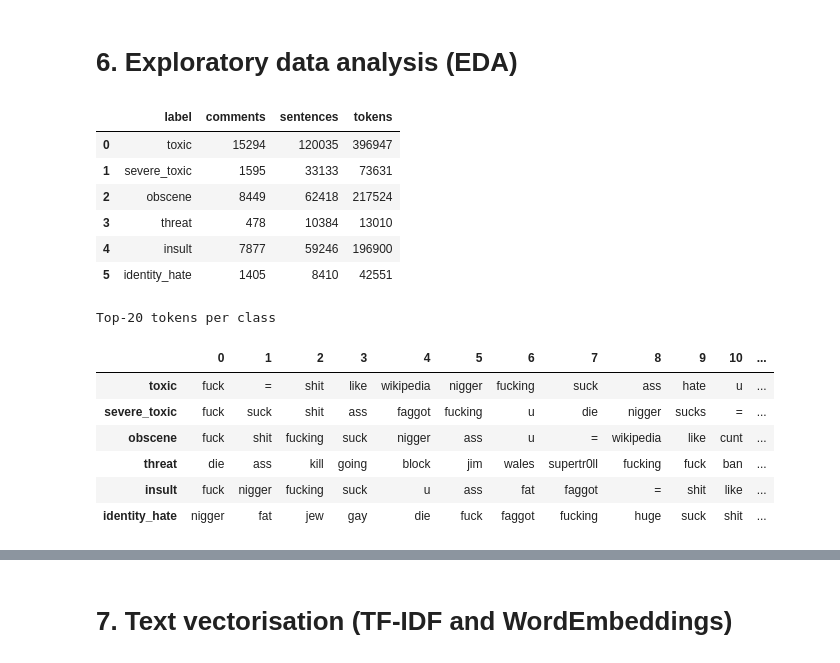
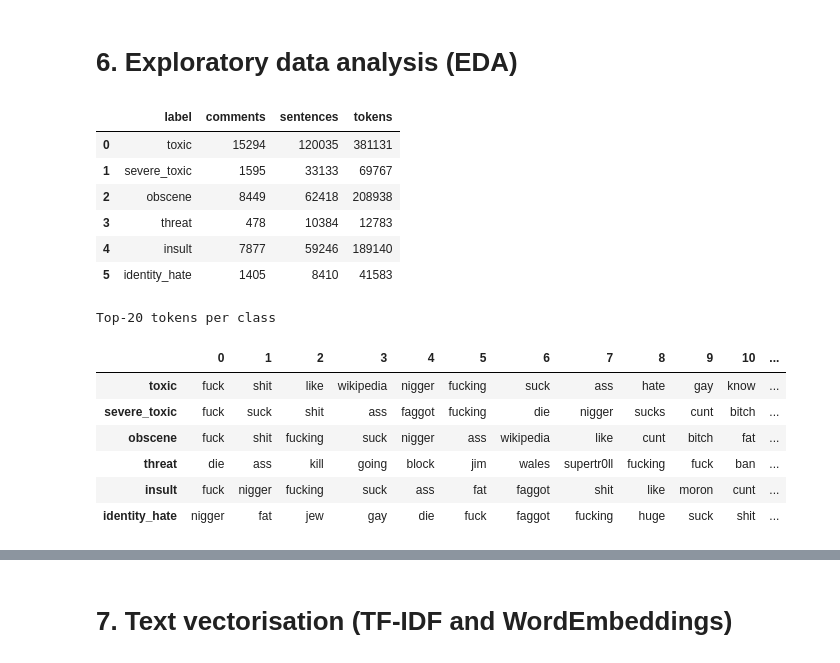
Before and after one commit to Za-Qar/nlp-toxic-comment-classification, a Jupyter notebook: toxic_comment_classification_02.ipynb, the cells around one changed output, grey strips where cells are left out. Saved outputs shown, nothing was run; the diff lists cells and outputs as text; code cells hidden in the pictures.

```diff
--- a/toxic_comment_classification_02.ipynb
+++ b/toxic_comment_classification_02.ipynb
@@ -207,6 +208,20 @@ def clean(text):
 # %% [markdown]
 ### Tokenise the data
 # %%
+# Define regex patterns for token filtering
+url_pattern = re.compile(r'https?://\S+|www\.\S+')
+email_pattern = re.compile(r'\b[\w\.-]+?@\w+?\.\w+?\b')
+repetition_pattern = re.compile(r'(.)\1{3,}')  # e.g., 'aaaa', 'bbbb'
+emoji_pattern = re.compile(
+    "["
+    "\U0001F600-\U0001F64F"  # emoticons
+    "\U0001F300-\U0001F5FF"  # symbols & pictographs
+    "\U0001F680-\U0001F6FF"  # transport & map symbols
+    "\U0001F1E0-\U0001F1FF"  # flags (iOS)
+    "]+", flags=re.UNICODE
+)
+
+
 def tokenise(text):
     """Function to tokenise the text data using spaCy.
     Args:
@@ -215,20 +230,20 @@ def tokenise(text):
     doc = nlp(text)
     # Tokenise the document using spaCy
     tokens = [
-        token.lemma.lower()
-        for token in doc
-        if (
-            not token.is_stop and  # Exclude stop words
-            not token.is_punct and  # Exclude punctuation
-            not token.is_space and  # Exclude spaces
-            len(token.text.strip()) > 1  # Exclude single-character tokens (e.g., 'a', 'I' etc. except for contractions like "don't", "can't" etc. which are handled by the tokenisation process)
-            not url_pattern.match(token.text) and # Exclude tokens that match the URL pattern
-            not email_pattern.match(token.text) and  # Exclude tokens that match the email pattern (e.g., '
-            not repetition_pattern.match(token.text) and # Exclude tokens that match the repetition pattern (e.g., 'aaaa', 'bbbb' etc.)
-            not emoji_pattern.match(token.text) and # Exclude tokens that match the emoji pattern (e.g., '😊', '😂' etc.)
-            not re.match(r'^\d+$', token.text) and # Exclude tokens that are purely numeric (e.g., '123', '4567' etc. but keep numbers in words like "one", "two" etc. which are handled by the tokenisation process)
-        )
-    ]
+    token.lemma_.lower()
+    for token in doc
+    if (
+        not token.is_stop and  # Exclude stop words
+        not token.is_punct and  # Exclude punctuation
+        not token.is_space and  # Exclude spaces
+        len(token.text.strip()) > 1 and # Exclude single-character tokens (e.g., 'a', 'I' etc. except for contractions like "don't", "can't" etc. which are handled by the tokenisation process)
+        not url_pattern.match(token.text) and # Exclude tokens that match the URL pattern
+        not email_pattern.match(token.text) and  # Exclude tokens that match the email pattern (e.g., '
+        not repetition_pattern.match(token.text) and # Exclude tokens that match the repetition pattern (e.g., 'aaaa', 'bbbb' etc.)
+        not emoji_pattern.match(token.text) and # Exclude tokens that match the emoji pattern (e.g., '😊', '😂' etc.)
+        not re.match(r'^\d+$', token.text) # Exclude tokens that are purely numeric (e.g., '123', '4567' etc. but keep numbers in words like "one", "two" etc. which are handled by the tokenisation process)
+    )
+]
 
     return tokens
 # %% [markdown]
@@ -375,30 +390,30 @@ df
 # %%
 eda_rows, top_words = [], {}
 for lab in labels:
-    sub = df_train[df_train[lab]==1]
+    sub = df_tSo my jurain[df_train[lab]==1]
     n_comments = len(sub)
     n_sentences = sub["comment_text"].str.count(r"[.!?]").sum()
     all_tokens = np.concatenate(sub["comment_text"].apply(tokenise).values)
     n_tokens = len(all_tokens)
     top_words[lab] = [w for w,_ in Counter(all_tokens).most_common(20)]
     eda_rows.append((lab, n_comments, n_sentences, n_tokens))
 
 eda_df = pd.DataFrame(eda_rows, columns=["label","comments","sentences","tokens"])
 display(eda_df)
 pd.DataFrame(top_words).T.style.set_caption("Top-20 tokens per class")
 # %% [output]
 |  | label | comments | sentences | tokens |
-| 0 | toxic | 15294 | 120035 | 396947 |
-| 1 | severe_toxic | 1595 | 33133 | 73631 |
-| 2 | obscene | 8449 | 62418 | 217524 |
-| 3 | threat | 478 | 10384 | 13010 |
-| 4 | insult | 7877 | 59246 | 196900 |
-| 5 | identity_hate | 1405 | 8410 | 42551 |
+| 0 | toxic | 15294 | 120035 | 381131 |
+| 1 | severe_toxic | 1595 | 33133 | 69767 |
+| 2 | obscene | 8449 | 62418 | 208938 |
+| 3 | threat | 478 | 10384 | 12783 |
+| 4 | insult | 7877 | 59246 | 189140 |
+| 5 | identity_hate | 1405 | 8410 | 41583 |
 Top-20 tokens per class
 |  | 0 | 1 | 2 | 3 | 4 | 5 | 6 | 7 | 8 | 9 | 10 | ... |
-| toxic | fuck | = | shit | like | wikipedia | nigger | fucking | suck | ass | hate | u | ... |
-| severe_toxic | fuck | suck | shit | ass | faggot | fucking | u | die | nigger | sucks | = | ... |
-| obscene | fuck | shit | fucking | suck | nigger | ass | u | = | wikipedia | like | cunt | ... |
+| toxic | fuck | shit | like | wikipedia | nigger | fucking | suck | ass | hate | gay | know | ... |
+| severe_toxic | fuck | suck | shit | ass | faggot | fucking | die | nigger | sucks | cunt | bitch | ... |
+| obscene | fuck | shit | fucking | suck | nigger | ass | wikipedia | like | cunt | bitch | fat | ... |
 | threat | die | ass | kill | going | block | jim | wales | supertr0ll | fucking | fuck | ban | ... |
-| insult | fuck | nigger | fucking | suck | u | ass | fat | faggot | = | shit | like | ... |
+| insult | fuck | nigger | fucking | suck | ass | fat | faggot | shit | like | moron | cunt | ... |
 | identity_hate | nigger | fat | jew | gay | die | fuck | faggot | fucking | huge | suck | shit | ... |
```
Also changed, not shown: parts of 7 cells of this notebook, 1 other file.
